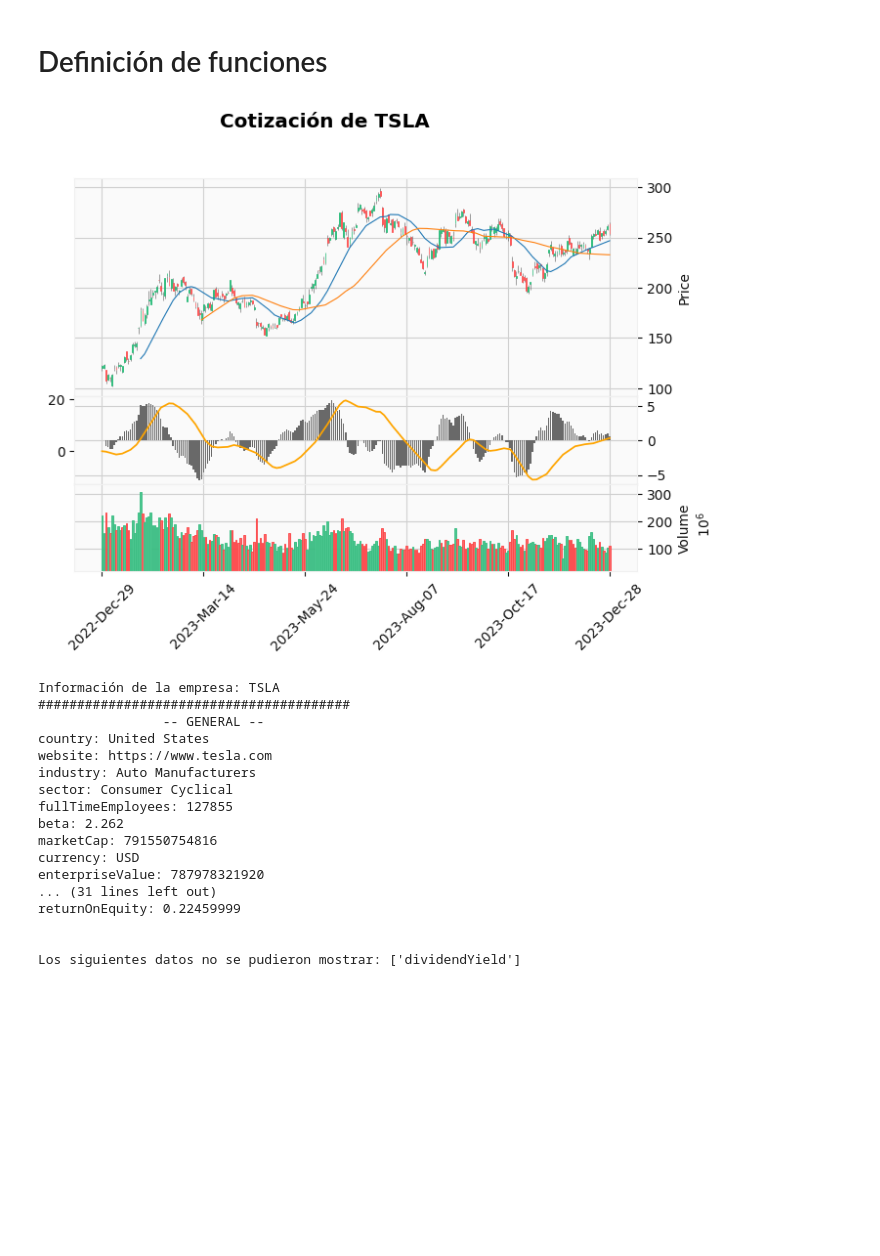
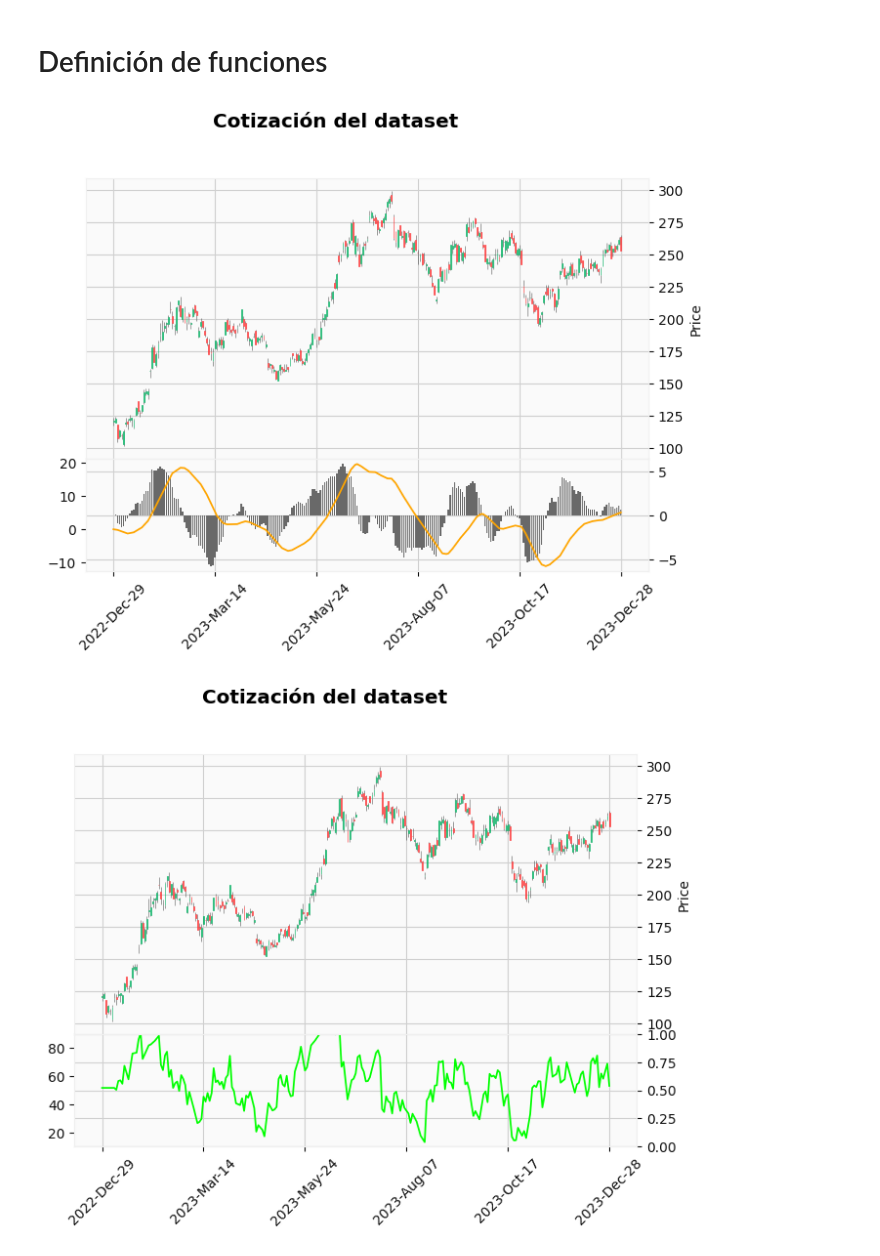
Before and after one commit to LaiqianDS/Stock_Analysis, a Jupyter notebook: Code/test.ipynb, the cells around one changed output. Cells and saved outputs as stored; diff of their text form; code cells hidden in the pictures; blank space fills up the shorter version.

Commit message:
added rsi plotting function

```diff
--- a/Code/test.ipynb
+++ b/Code/test.ipynb
@@ -270,24 +346,11 @@ def compare(dataframes, names):
     fig, axes = mpf.plot(primer_df, addplot=added_plots, type='line', volume=False,
                          ylabel='Precio', title='Cotizaciones de Empresas', returnfig=True)
     axes[0].legend(names)
-# %%
-plot('TSLA', info=True, sma=(20, 50), macd=True, volume=True)
-# %% [output]
-[figure, removed]
-Información de la empresa: TSLA
-########################################
-                -- GENERAL --
-country: United States
-website: https://www.tesla.com
-industry: Auto Manufacturers
-sector: Consumer Cyclical
-fullTimeEmployees: 127855
-beta: 2.262
-marketCap: 791550754816
-currency: USD
-enterpriseValue: 787978321920
-... (31 lines left out)
-returnOnEquity: 0.22459999
-
-
-Los siguientes datos no se pudieron mostrar: ['dividendYield']
+# %%
+tsla = get_prices('TSLA')
+# %%
+plot_from(tsla, macd=True)
+plot_from(tsla, rsi=True)
+# %% [output]
+[figure, added]
+[figure, added]
```
Also changed, not shown: parts of 2 cells of this notebook, 1 other file.
